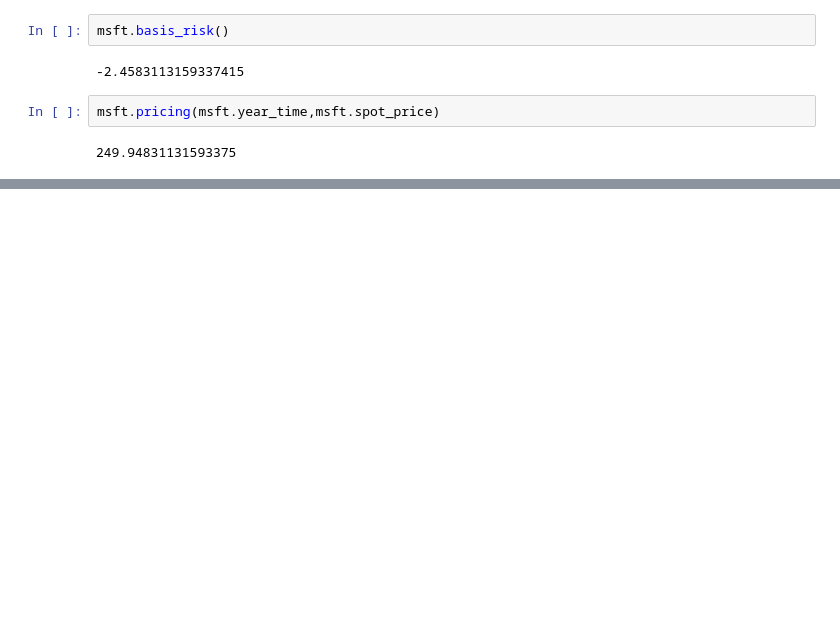
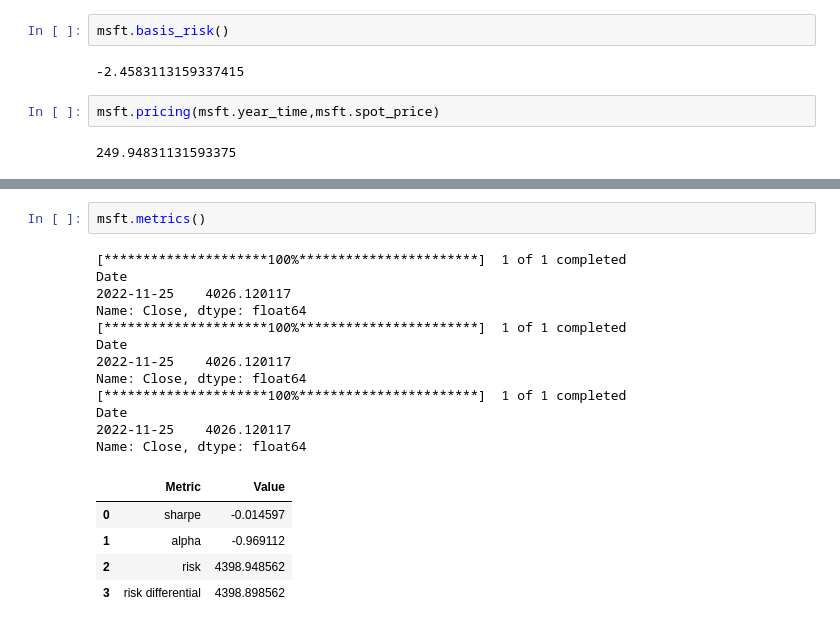
Before and after one commit to Ez3pisces/EDWARD, a Jupyter notebook: notebook_dashboard.ipynb, the cells around one changed output, grey strips where cells are left out. Saved outputs shown, nothing was run; the diff lists cells and outputs as text; blank space fills up the shorter version.

```diff
--- a/notebook_dashboard.ipynb
+++ b/notebook_dashboard.ipynb
@@ -258,0 +283,20 @@ msft.pricing(msft.year_time,msft.spot_price)
+# %%
+msft.metrics()
+# %% [output]
+[*********************100%***********************]  1 of 1 completed
+Date
+2022-11-25    4026.120117
+Name: Close, dtype: float64
+[*********************100%***********************]  1 of 1 completed
+Date
+2022-11-25    4026.120117
+Name: Close, dtype: float64
+[*********************100%***********************]  1 of 1 completed
+Date
+2022-11-25    4026.120117
+Name: Close, dtype: float64
+|  | Metric | Value |
+| 0 | sharpe | -0.014597 |
+| 1 | alpha | -0.969112 |
+| 2 | risk | 4398.948562 |
+| 3 | risk differential | 4398.898562 |
```
Also changed, not shown: parts of 7 cells of this notebook, 1 other file.
